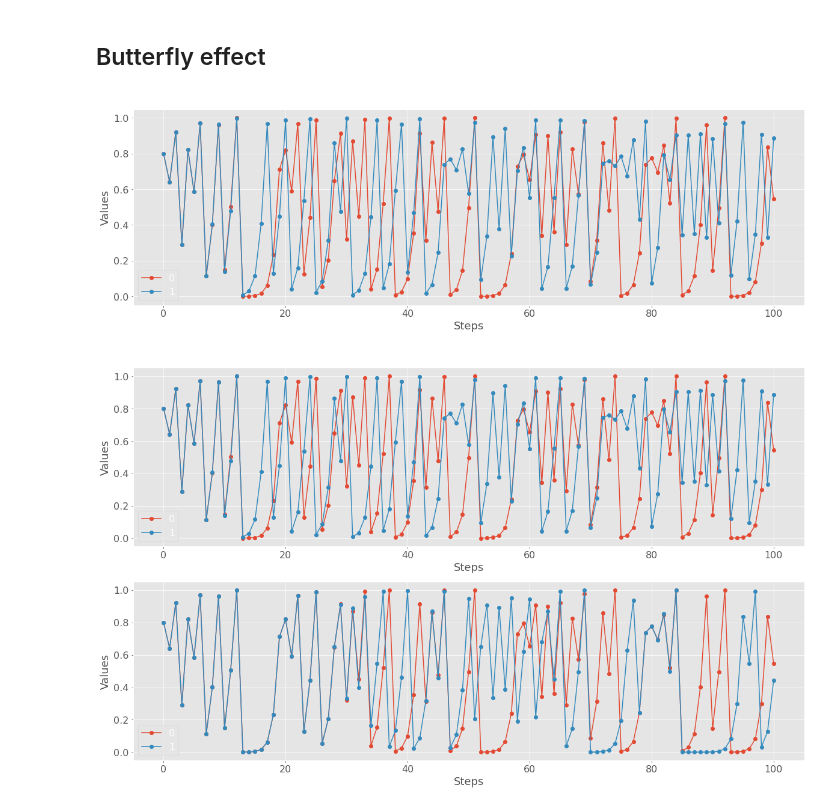
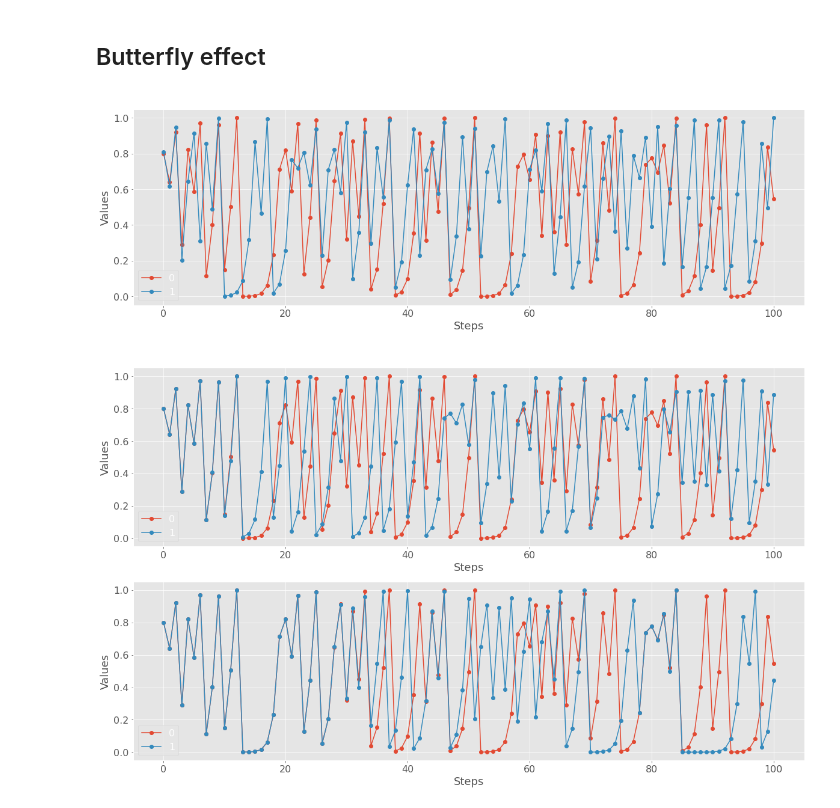
Before and after one commit to rocabrera/caos-fractals, a Jupyter notebook: caos_introduction.ipynb, the cells around one changed output. Cells and saved outputs as stored; diff of their text form; code cells hidden in the pictures.

```diff
--- a/caos_introduction.ipynb
+++ b/caos_introduction.ipynb
@@ -201,18 +211,17 @@ plt.show()
 def logistc_equation(r, x):
     return r*x*(1-x)
 # %%
-
 logistc_equation_4 = partial(logistc_equation, 4)
 
 y0 = generate_orbit(logistc_equation_4, 0.8, 100, [])
-y1 = generate_orbit(logistc_equation_4, 0.80001, 100, [])
+y1 = generate_orbit(logistc_equation_4, 0.81, 100, [])
 
 fig = plt.figure(figsize = (20,6))
 _=plot.plot_orbit([y0,y1], "Orbit logistc_equation_4", "Steps", "Values")
 
 plt.show()
 # %% [output]
-[figure, old version]
+[figure, new version]
 # %%
 fig, (ax1,ax2) = plt.subplots(2,1,figsize = (20,12))
 
```
Also changed, not shown: parts of 16 cells of this notebook, 2 other files.
